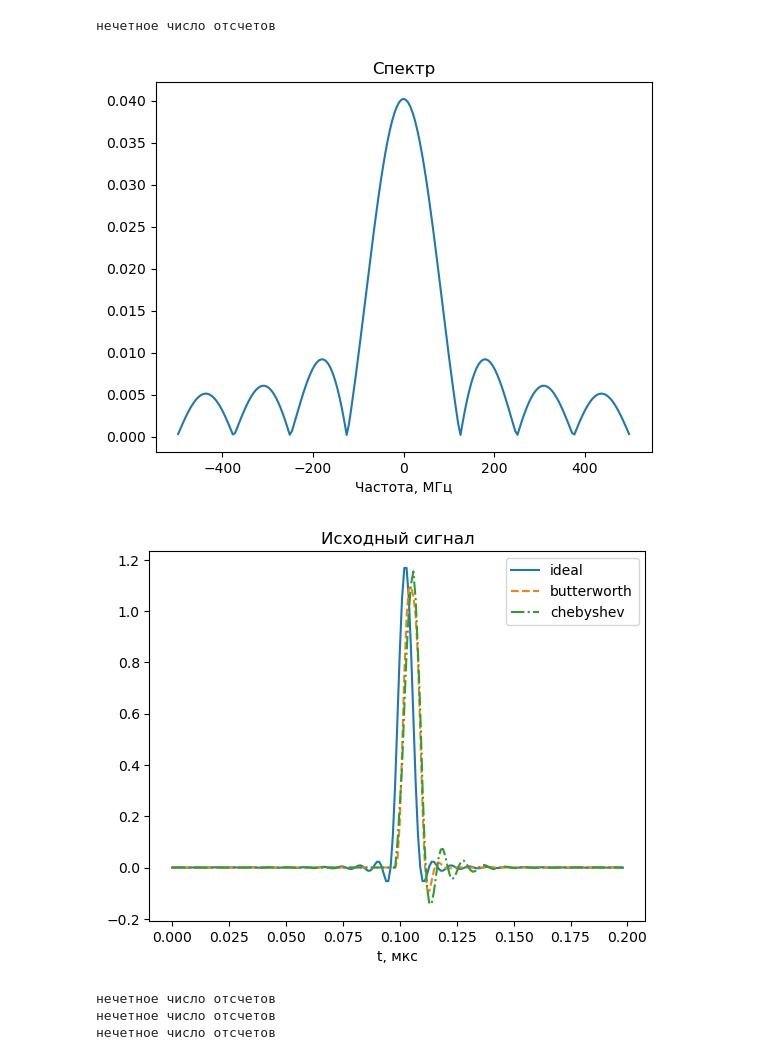
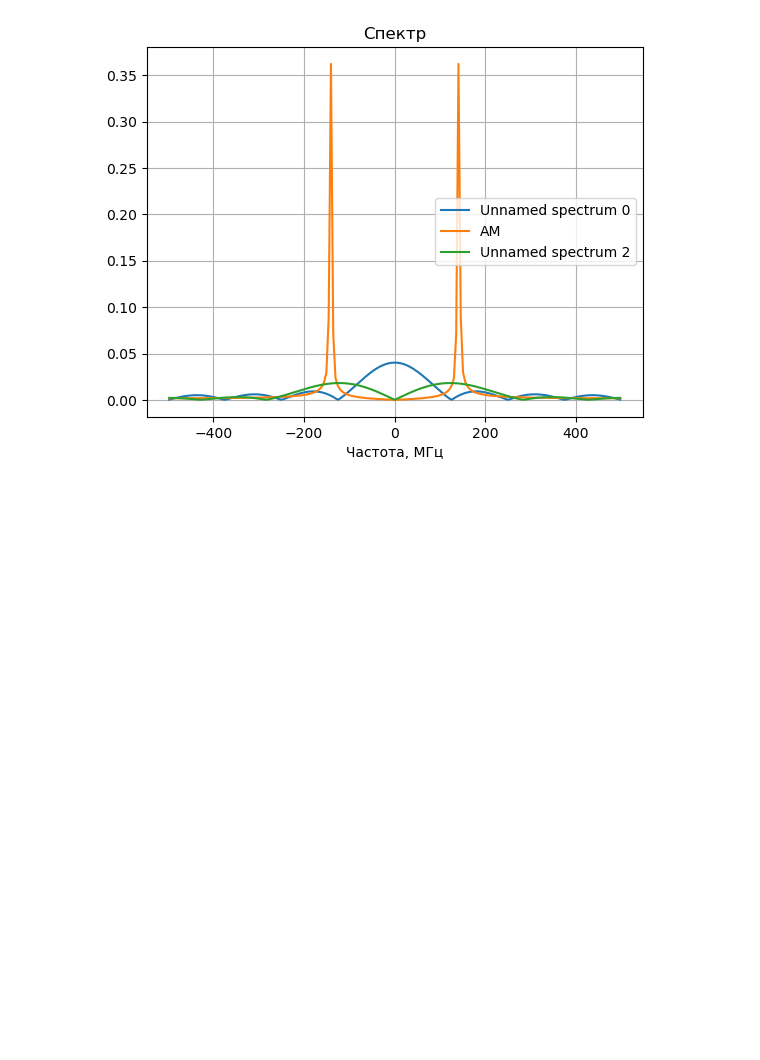
Before and after one commit to DmitryArtWorks/LabMRTS, a Jupyter notebook: template_3.ipynb, the cells around one changed output. Drawn from its saved outputs; the diff is of its cells as text; code cells hidden in the pictures; blank space fills up the shorter version.

Commit message:
Добавлено описание к функции plot_spectrum(), немного отредактирован принцип её работы. Новый принцип формирования легенды (названия линий).

```diff
--- a/template_3.ipynb
+++ b/template_3.ipynb
@@ -8,7 +8,6 @@
 import numpy as np
 import math
 from toolbox import *
-
 
 
 f_d = 1e9              # частота дискретизации, Гц
@@ -28,42 +27,10 @@ s_am = generate_single_chip('AM', t_d, t_win, f_car, f_mod, i_mod)    # АМ с
 # Отображение данных
 signal = np.roll(s_v, math.floor(len(s_r)/2)) # выбрать сигнал для отображения
 
-plot_signal([[t_d,signal], [t_d, s_am]])     # отобразить сигнал
-plot_spectum([[t_d, signal]])   # отобразить спектр сигнала
-
-# Сравнение фильтров
-# идеальный КИХ фильтр
-signal_in = signal     # выбрать сигнал для дальнейшей обработки
-f_type = 'LP'          # тип фильтра (LP/HP/BP/S)
-f_cut_hz = 1/t_ch      # частота среза, Гц
-but_order = 3
-cheb_order = 5 # порядок фильтров
-s_band_attenuation_db = 20     # внеполосное ослабление лепестков для фильтра Чебышева
-
-signal_out_idl = apply_ideal_filter(t_d, f_type, f_cut_hz, signal_in)              # идеальный ф.
-signal_out_btr = apply_butt_filter(t_d, f_type, f_cut_hz, but_order, signal_in)    # ф. Баттерворта
-signal_out_chb = apply_cheb2_filter(t_d, f_type, f_cut_hz, cheb_order, s_band_attenuation_db, signal_in)   # ф. Чебышева
-
-# Отображение данных
-signal_out = [[t_d, signal_out_idl, 'ideal'], [t_d, signal_out_btr, 'butterworth'],
-              [t_d, signal_out_chb, 'chebyshev']]  # конкатенация рез-татов фильтрации
-plot_signal(signal_out)                 # отобразить фильтрованные сигналы
-plot_spectum(signal_out)       # отобразить спектр (ф-я возвращает указатель на объект)
-
-# Вывод АЧХ и ФЧХ
-b_cheb2, a_cheb2 = create_cheb2_filter(t_d, f_type, f_cut_hz, cheb_order, s_band_attenuation_db)      # формирование фильтра Чебышего 2-го порядка
-b_butt, a_butt = create_butt_filter(t_d, f_type, f_cut_hz, but_order)      # формирование фильтра Баттерворта
-b_cheb1, a_cheb1 = create_cheb1_filter(t_d, f_type, f_cut_hz, cheb_order, s_band_attenuation_db)      # формирование фильтра Чебышего 1-го порядка
-n_imp_resp = 2^7   # длительность интервала (в отсчетах) для которого строится имп. характеристика
-n_freq_resp = 2^10  # число отсчетов АЧХ и ФЧХ
-
-b = [b_cheb2, b_butt, b_cheb1]
-a = [a_cheb2, a_butt, a_cheb1]
-legend_filters = ['Чеб 2-го пор', 'Батт', 'Чеб1-го пор']
-
-impz(b_cheb2,a_cheb2, 'Чебышев 2-го порядка')
-impz(b_butt,a_butt, 'Баттерворт')
-impz(b_cheb1,a_cheb1, 'Чебышев 1-го порядка')
-
-mfreqz3(b, a, legend_filters)
+plot_signal([[t_d, signal],
+             [t_d, s_am, 'AM'],
+             [t_d, s_r]])     # отобразить сигнал
+plot_spectum([[t_d, signal],
+              [t_d, s_am, 'АМ'],
+              [t_d, s_r]])   # отобразить спектр сигнала
 # %% [output]
@@ -71,6 +38 @@ mfreqz3(b, a, legend_filters)
-нечетное число отсчетов
-[figure, old version]
+[figure, new version]
-[figure, removed]
-нечетное число отсчетов
-нечетное число отсчетов
-нечетное число отсчетов
```
Also changed, not shown: parts of 2 cells of this notebook, 1 other file.
